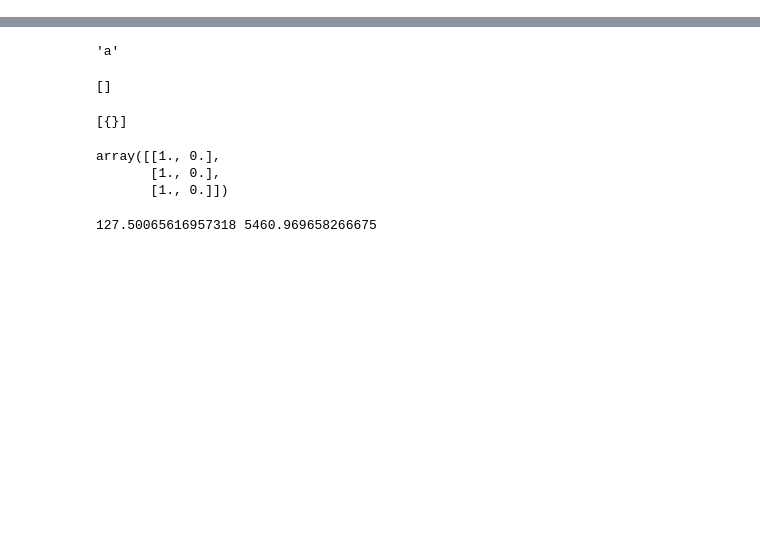
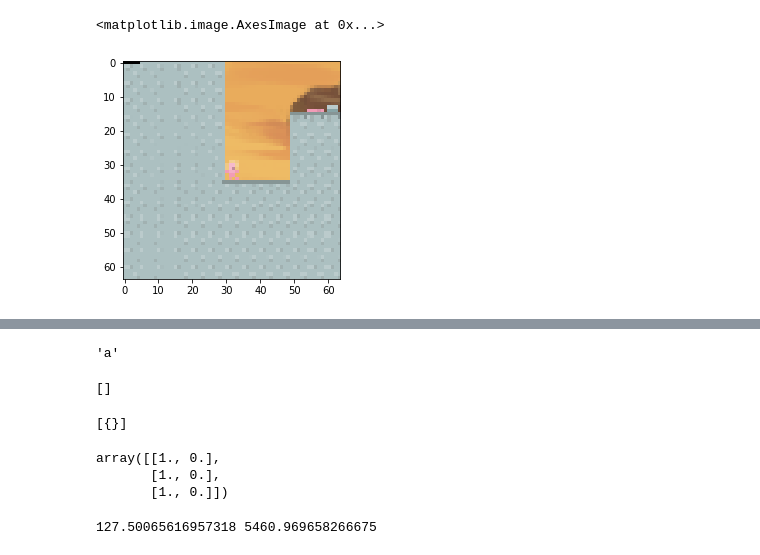
Before and after one commit to xlnwel/grl2-jax, a Jupyter notebook: plot.ipynb, the cells around one changed output, grey strips where cells are left out. Saved outputs shown, nothing was run; the diff lists cells and outputs as text; code cells hidden in the pictures; blank space fills up the shorter version.

```diff
--- a/plot.ipynb
+++ b/plot.ipynb
@@ -91,0 +227,10 @@ env.action_space.shape
+# %%
+import gym
+env = gym.make('procgen:procgen-coinrun-v0')
+o = env.reset()
+o = tf.expand_dims(o, 0)
+ot = tfa.image.cutout(o, [2, 10])
+plt.imshow(ot.numpy()[0])
+# %% [output]
+<matplotlib.image.AxesImage at 0x...>
+[figure, added]
```
Also changed, not shown: parts of 17 cells of this notebook, 16 other files.
